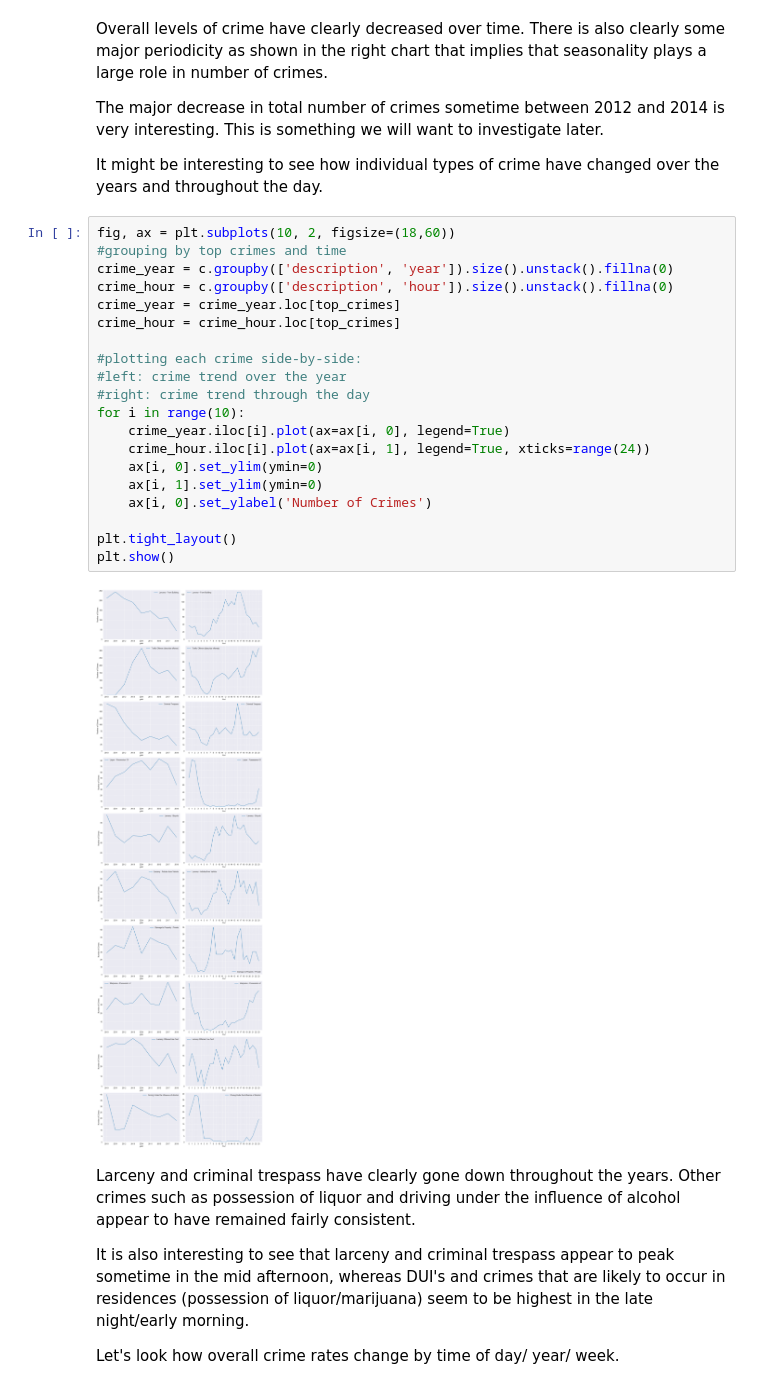
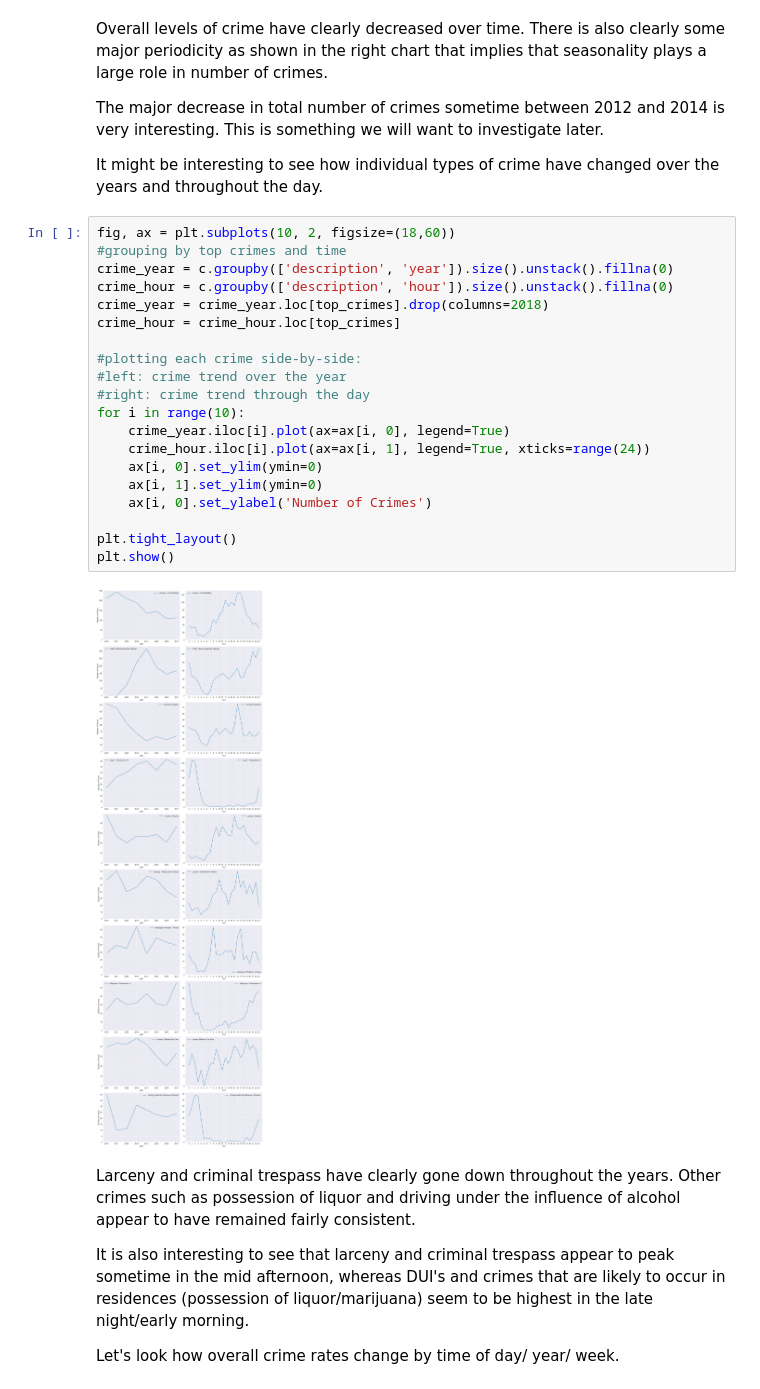
Before and after one commit to pspratling/Forecasting-Crime-around-the-Georgia-Tech-Campus, a Jupyter notebook: Project/Exploratory Data Analysis.ipynb, the cells around one changed output. Saved outputs shown, nothing was run; the diff lists cells and outputs as text.

```diff
--- a/Project/Exploratory Data Analysis.ipynb
+++ b/Project/Exploratory Data Analysis.ipynb
@@ -119,25 +131,25 @@ It might be interesting to see how individual types of crime have changed over t
 # %%
 fig, ax = plt.subplots(10, 2, figsize=(18,60))
 #grouping by top crimes and time
 crime_year = c.groupby(['description', 'year']).size().unstack().fillna(0)
 crime_hour = c.groupby(['description', 'hour']).size().unstack().fillna(0)
-crime_year = crime_year.loc[top_crimes]
+crime_year = crime_year.loc[top_crimes].drop(columns=2018)
 crime_hour = crime_hour.loc[top_crimes]
 
 #plotting each crime side-by-side:
 #left: crime trend over the year
 #right: crime trend through the day
 for i in range(10):
     crime_year.iloc[i].plot(ax=ax[i, 0], legend=True)
     crime_hour.iloc[i].plot(ax=ax[i, 1], legend=True, xticks=range(24))
     ax[i, 0].set_ylim(ymin=0)
     ax[i, 1].set_ylim(ymin=0)
     ax[i, 0].set_ylabel('Number of Crimes')
 
 plt.tight_layout()
 plt.show()
 # %% [output]
-[figure, old version]
+[figure, new version]
 # %% [markdown]
 Larceny and criminal trespass have clearly gone down throughout the years. Other crimes such as possession of liquor and driving under the influence of alcohol appear to have remained fairly consistent.
 
```
Also changed, not shown: parts of 9 cells of this notebook, 2 other files.
